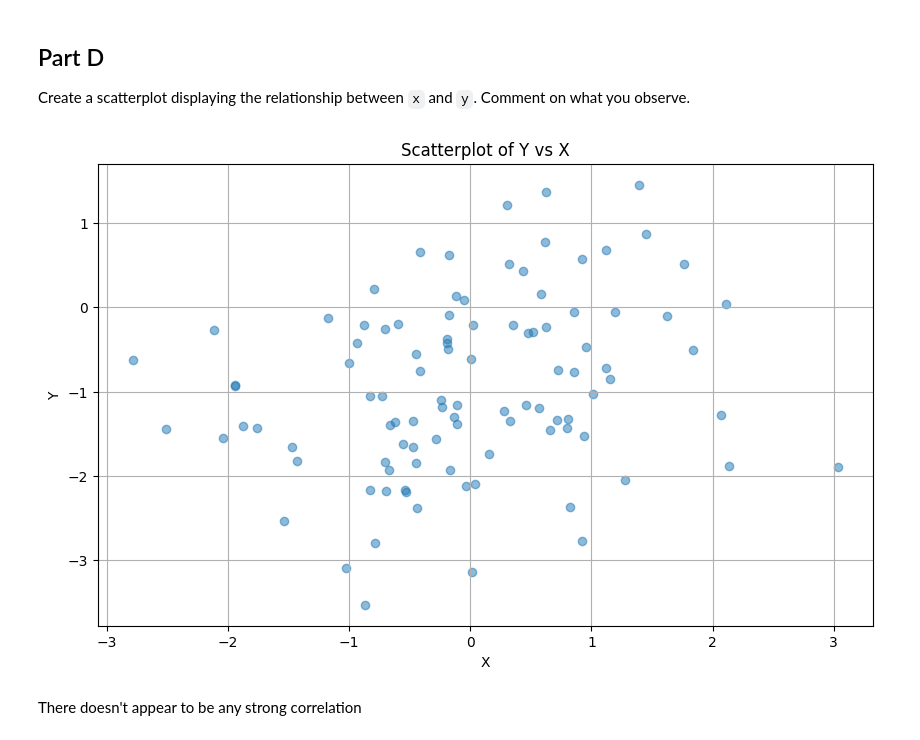
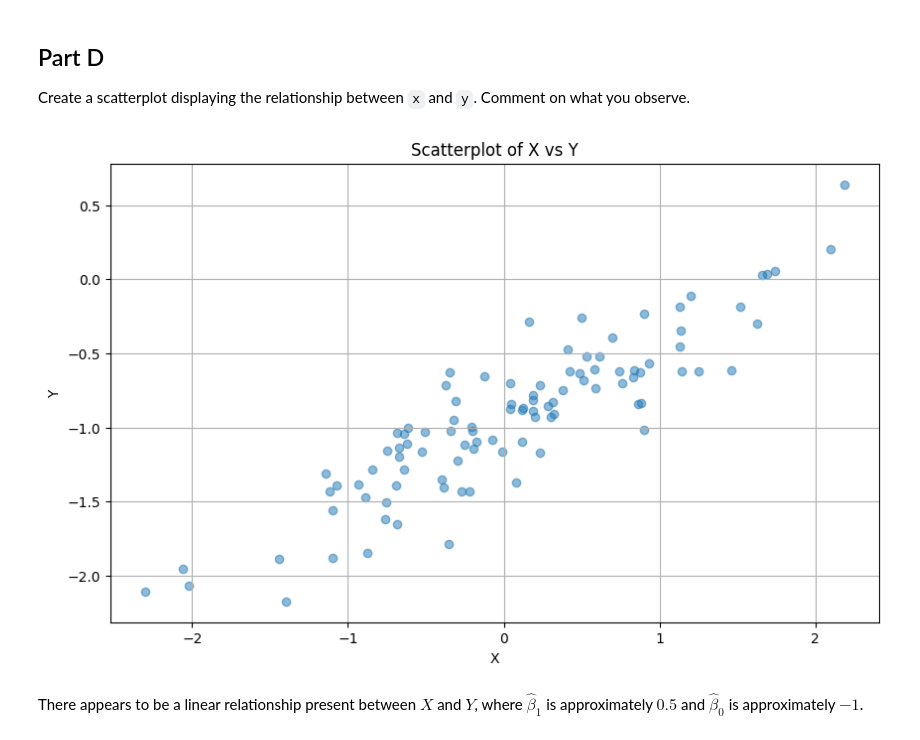
Before and after one commit to anchitrao/islp, a Jupyter notebook: chapter3/exercise_3_13.ipynb, the cells around one changed output. Cells and saved outputs as stored; diff of their text form; code cells hidden in the pictures.

```diff
--- a/chapter3/exercise_3_13.ipynb
+++ b/chapter3/exercise_3_13.ipynb
@@ -21,7 +23,7 @@ x = np.random.normal(loc=0, scale=1, size=100)
 
 Using the `normal()` method, create a vector, `eps`, containing $100$ observations drawn from a $N(0,0.25)$ distribution -- a normal distribution with mean zero and variance $0.25$.
 # %%
-eps = np.random.normal(loc=0, scale=1, size=100)
+eps = np.random.normal(loc=0, scale=0.25, size=100)
 # %% [markdown]
 ## Part C
 
@@ -42,13 +44,16 @@ The value of beta 0 is 1 and the value of beta_1 is 0.5 in this linear model.
 Create a scatterplot displaying the relationship between `x` and `y`. Comment on what you observe.
 # %%
 plt.figure(figsize=(10, 6))
+
 plt.scatter(x, y, alpha=0.5)
-plt.title('Scatterplot of Y onto X')
+
+plt.title('Scatterplot of X vs Y')
 plt.xlabel('X')
 plt.ylabel('Y')
 plt.grid(True)
+
 plt.show()
 # %% [output]
-[figure, old version]
+[figure, new version]
-# %% [markdown]
-There doesn't appear to be any strong correlation
+# %% [markdown]
+There appears to be a linear relationship present between $X$ and $Y$, where $\hat{\beta}_1$ is approximately $0.5$ and $\hat{\beta}_0$ is approximately $-1$.
```
Also changed, not shown: parts of 8 cells of this notebook.
